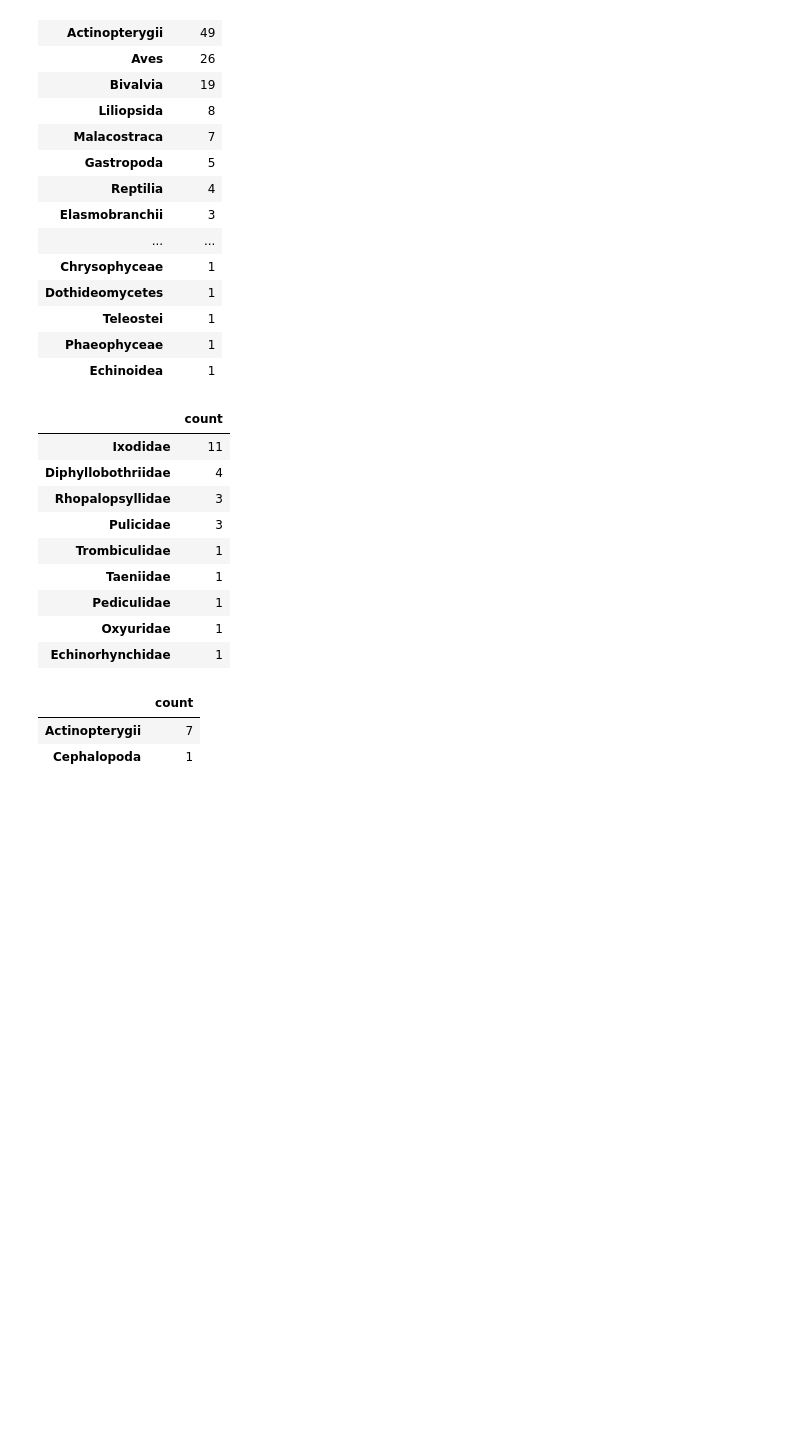
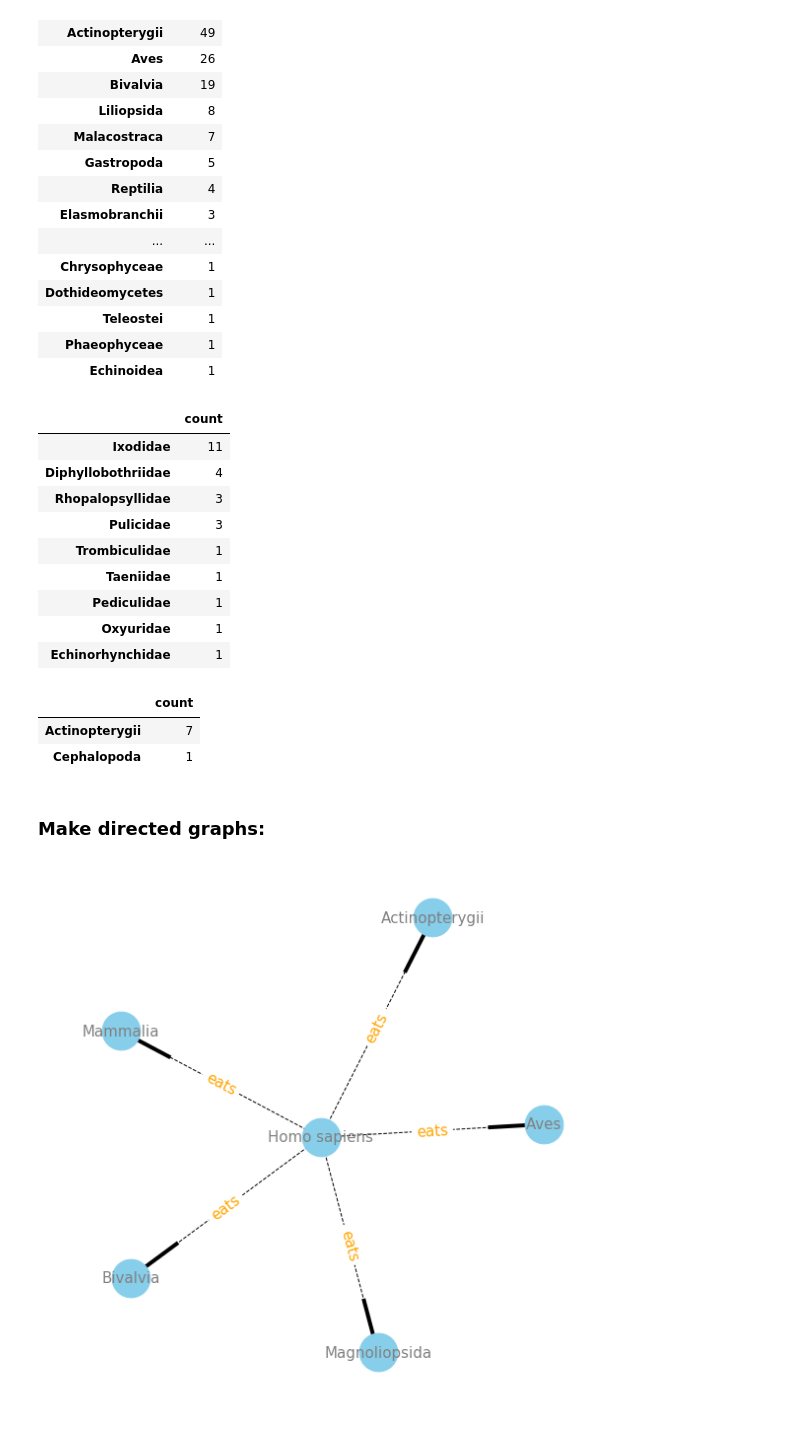
Before and after one commit to cabinetofcuriosity/globi_explore, a Jupyter notebook: notebook/with_new_tsv/Globi_exploration_new.ipynb, the cells around one changed output. Drawn from its saved outputs; the diff is of its cells as text; code cells hidden in the pictures; blank space fills up the shorter version.

Commit message:
create plot functions

```diff
--- a/notebook/with_new_tsv/Globi_exploration_new.ipynb
+++ b/notebook/with_new_tsv/Globi_exploration_new.ipynb
@@ -265,3 +269,5 @@ wiki('Actinopterygii', 'preysOn', 'targetTaxonClassName')
 |  | count |
 | Actinopterygii | 7 |
 | Cephalopoda | 1 |
+# %% [markdown]
+### Make directed graphs:
@@ -267,0 +276,43 @@ wiki('Actinopterygii', 'preysOn', 'targetTaxonClassName')
+# %%
+def plot(source, interaction_type, rank, n = None):
+    """ Function that plots directed graphs of results from 'find_top_target'.
+    Args:
+        source: the source taxon that we are interested in, can be in any level.
+        interaction_type: the interaction type that we are interested in,
+                          should be consistent with the names of interaction types from tsv.file.
+        rank: the level of target taxon that we are interested in,
+              should be consistent with the column names of tsv.file, such as 'targetTaxonFamilyName', 'targetTaxonOrderName',
+              'targetTaxonClassName'...
+        n: select first n top targets to plot, default to plot all top targets.
+    Returns:
+        A directed graph containing information of the source and target taxons, interaction_type
+    """
+    G = nx.DiGraph()
+
+    if n:
+        top_targets = find_top_target(source, interaction_type, rank)[: n]
+    else:
+        top_targets = find_top_target(source, interaction_type, rank)
+
+    for name in ([source]+ list(top_targets.index)):
+        G.add_node(name)
+
+    for target in top_targets.index:
+        G.add_edge(source, target, label = interaction_type)
+
+    plt.figure(figsize=(8,8))
+    edge_labels = nx.get_edge_attributes(G,'label')
+
+    pos = nx.spring_layout(G)
+    nx.draw_networkx_edge_labels(G,pos, edge_labels = edge_labels, font_size=15, font_color='orange')
+
+    nx.draw_networkx(G, pos, with_labels=True, node_size=1500, node_color="skyblue", alpha= 1, arrows=True,
+                    linewidths=1, font_color="grey", font_size=15, style = 'dashed')
+
+    plt.axis('off')
+    plt.tight_layout()
+    plt.show()
+# %%
+plot('Homo sapiens', 'eats', 'targetTaxonClassName', 5)
+# %% [output]
+[figure, added]
```
Also changed, not shown: parts of 12 cells of this notebook.
